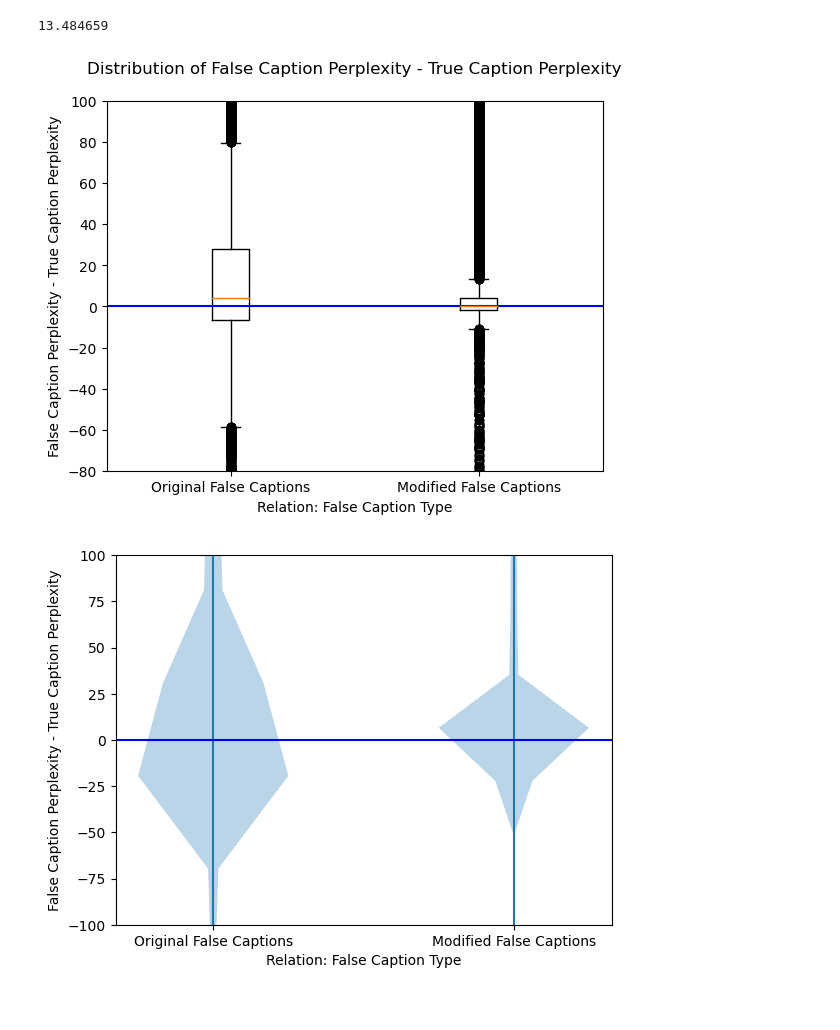
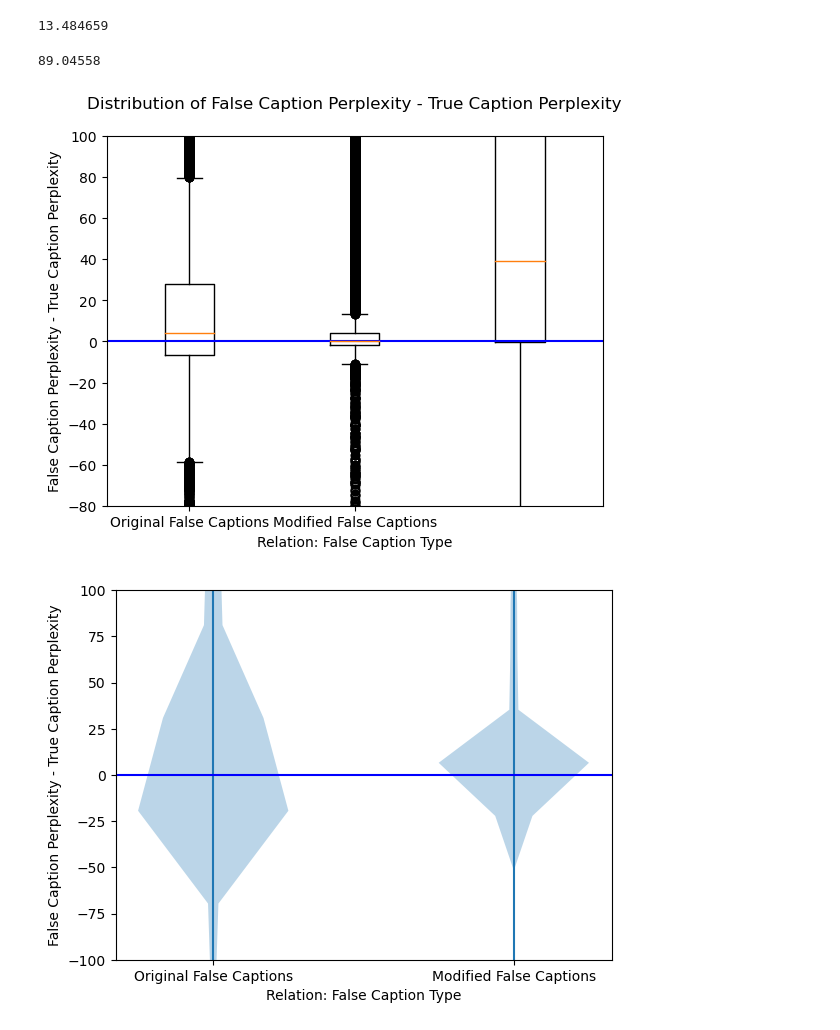
Before and after one commit to ewang-pu/CompVLMs, a Jupyter notebook: vision-language-models-are-bows/notebooks/bias.ipynb, the cells around one changed output. Saved outputs shown, nothing was run; the diff lists cells and outputs as text; code cells hidden in the pictures.

```diff
--- a/vision-language-models-are-bows/notebooks/bias.ipynb
+++ b/vision-language-models-are-bows/notebooks/bias.ipynb
@@ -91,6 +92,8 @@ rel_true = rel_probs['array_0']
 rel_false= rel_probs['array_1']
 rel_new0= rel_probs['array_2']
 rel_new1= rel_probs['array_3']
+
+rel_gpt = np.load("C:/Users/ewang/OneDrive/Desktop/Fall 2023/CompVLMs/vision-language-models-are-bows/experiment_scripts/rel-gpt-0-nlls.npz")['array_0']
 # %%
 print(rel_true.mean())
 print(rel_false.mean())
@@ -106,6 +111,7 @@ perps_true = np.exp(rel_true)
 perps_false = np.exp(rel_false)
 perps_new0 = np.exp(rel_new0)
 perps_new1 = np.exp(rel_new1)
+perps_gpt = np.exp(rel_gpt)
 # %%
 print(perps_true.mean())
 print(perps_false.mean())
@@ -135,6 +142,7 @@ print(sum(perps_new0 > perps_true) / len(perps_true))
 # %%
 rel_gap_og = perps_false - perps_true
 rel_gap_new = perps_new0 - perps_true
+rel_gap_gpt = perps_gpt-perps_true
 # %%
 rel_gap_og.mean()
 # %% [output]
@@ -143,20 +151,24 @@ rel_gap_og.mean()
 rel_gap_new.mean()
 # %% [output]
 13.484659
+# %%
+rel_gap_gpt.mean()
+# %% [output]
+89.04558
 # %%
 import matplotlib.pyplot as plt
 
 plt.xlabel("Relation: False Caption Type")
 plt.ylabel("False Caption Perplexity - True Caption Perplexity")
-plt.boxplot([rel_gap_og, rel_gap_new])
+plt.boxplot([rel_gap_og, rel_gap_new, rel_gap_gpt])
 plt.axhline(y=0.0, color='b', linestyle='-')
 plt.xticks([1, 2], ['Original False Captions', 'Modified False Captions'])
 # show plot
 plt.ylim(-80, 100)
 plt.title("Distribution of False Caption Perplexity - True Caption Perplexity", pad = 20)
 plt.show()
 # %% [output]
-[figure, old version]
+[figure, new version]
 # %%
 import matplotlib.pyplot as plt
 
```
Also changed, not shown: parts of 8 cells of this notebook, 2 other files.
